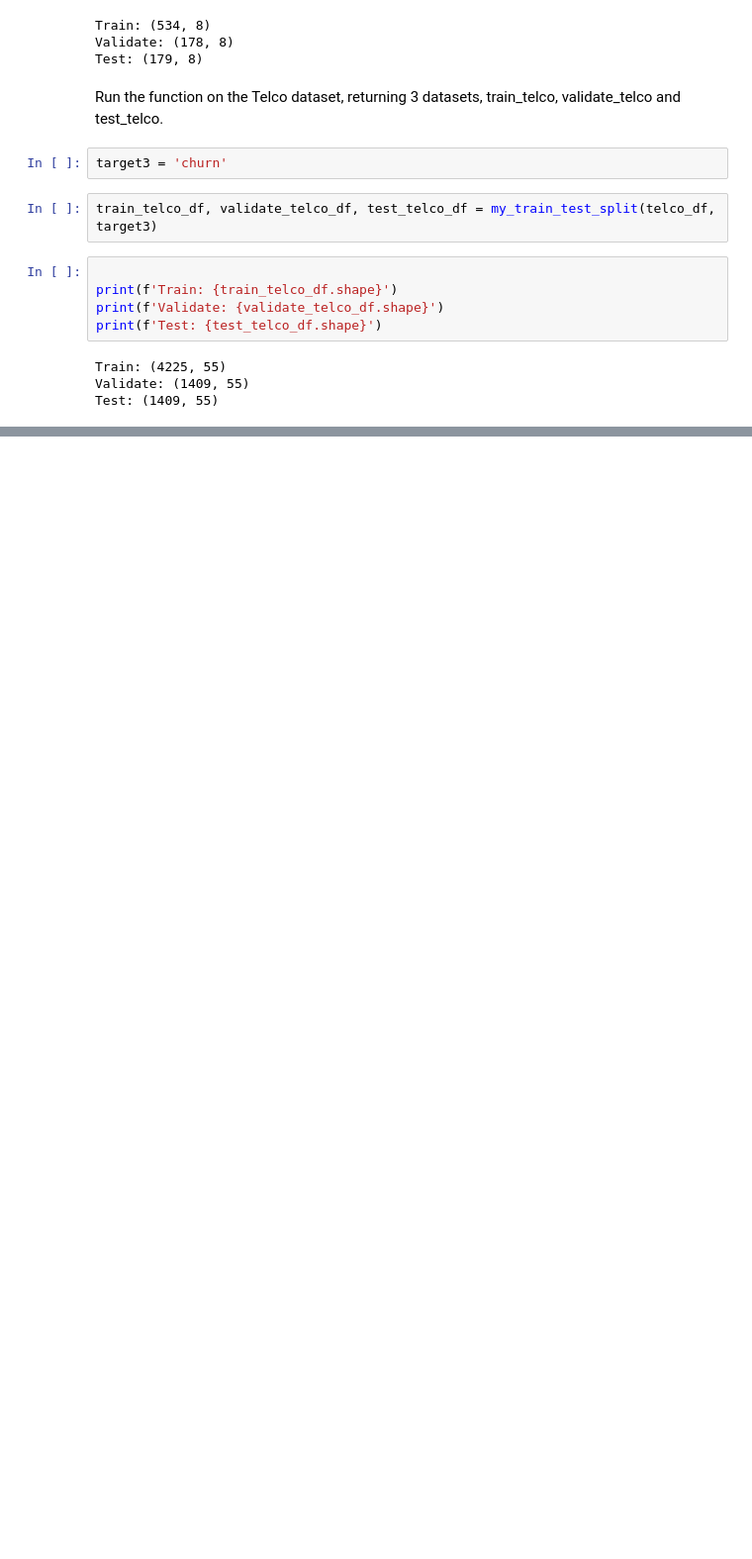
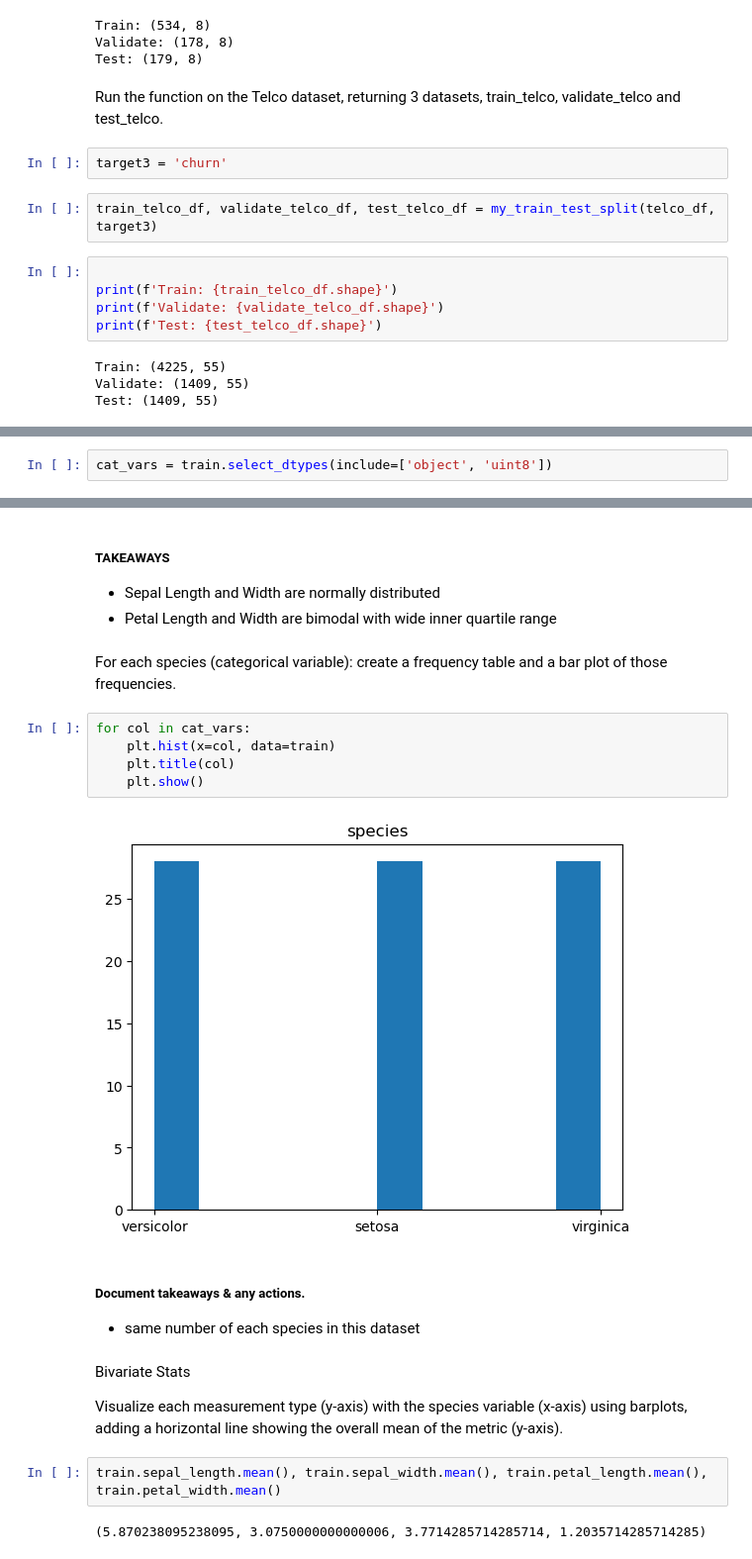
Before and after one commit to jorgellopez38/classification-exercises, a Jupyter notebook: classification_exercises.ipynb, the cells around one changed output, grey strips where cells are left out. Shown at 99% size. Cells and saved outputs as stored; diff of their text form; blank space fills up the shorter version.

```diff
--- a/classification_exercises.ipynb
+++ b/classification_exercises.ipynb
@@ -1097,0 +1214,2 @@ Test: (1409, 55)
+# %%
+cat_vars = train.select_dtypes(include=['object', 'uint8'])
@@ -1097,0 +1236,26 @@ Test: (1409, 55)
+# %% [markdown]
+##### TAKEAWAYS
+
+- Sepal Length and Width are normally distributed
+- Petal Length and Width are bimodal with wide inner quartile range
+# %% [markdown]
+For each species (categorical variable): create a frequency table and a bar plot of those frequencies.
+# %%
+for col in cat_vars:
+    plt.hist(x=col, data=train)
+    plt.title(col)
+    plt.show()
+# %% [output]
+[figure, added]
+# %% [markdown]
+##### Document takeaways & any actions.
+- same number of each species in this dataset
+# %% [markdown]
+Bivariate Stats
+
+Visualize each measurement type (y-axis) with the species variable (x-axis) using barplots,
+adding a horizontal line showing the overall mean of the metric (y-axis).
+# %%
+train.sepal_length.mean(), train.sepal_width.mean(), train.petal_length.mean(), train.petal_width.mean()
+# %% [output]
+(5.870238095238095, 3.0750000000000006, 3.7714285714285714, 1.2035714285714285)
```
Also changed, not shown: parts of 72 cells of this notebook.
